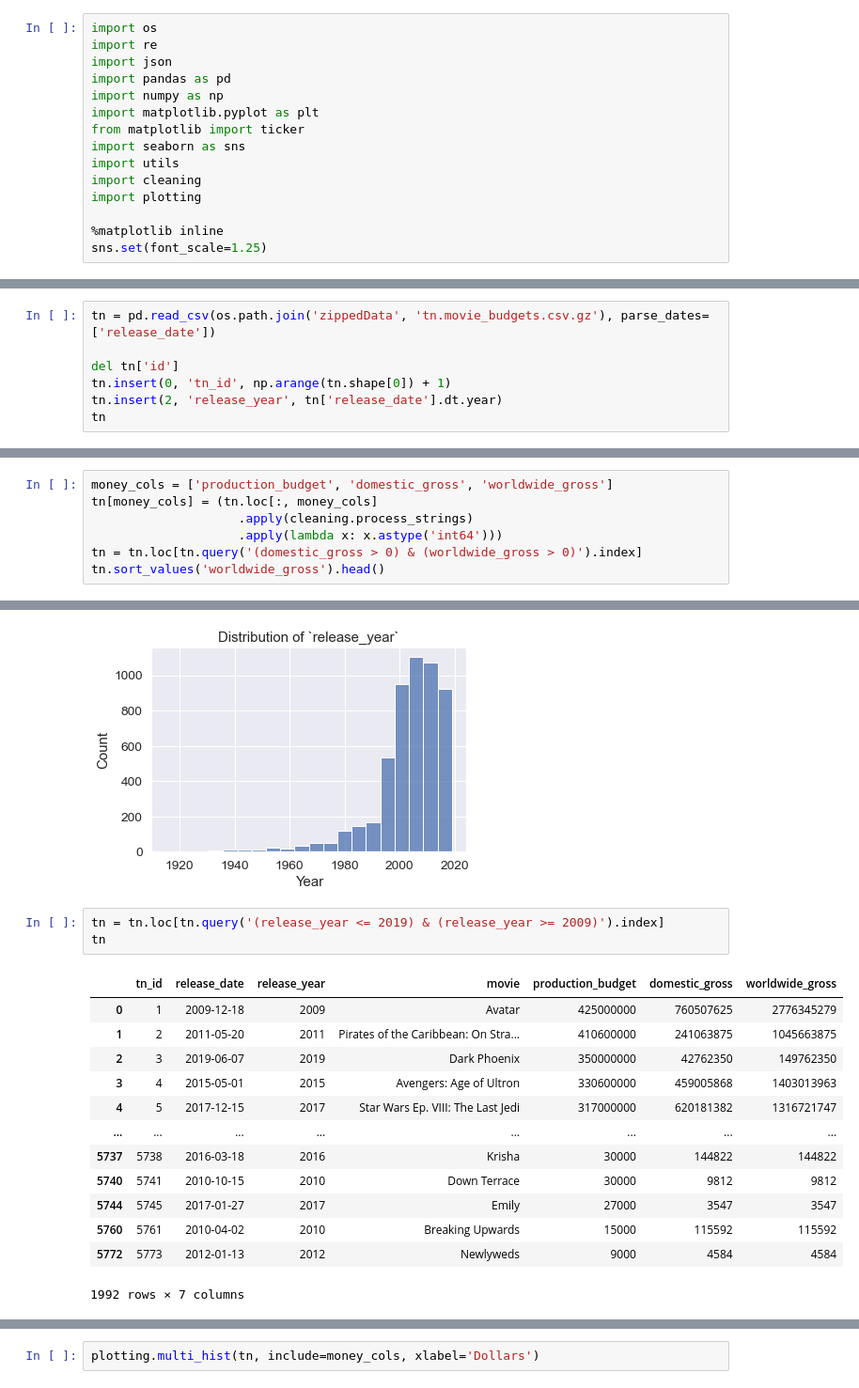
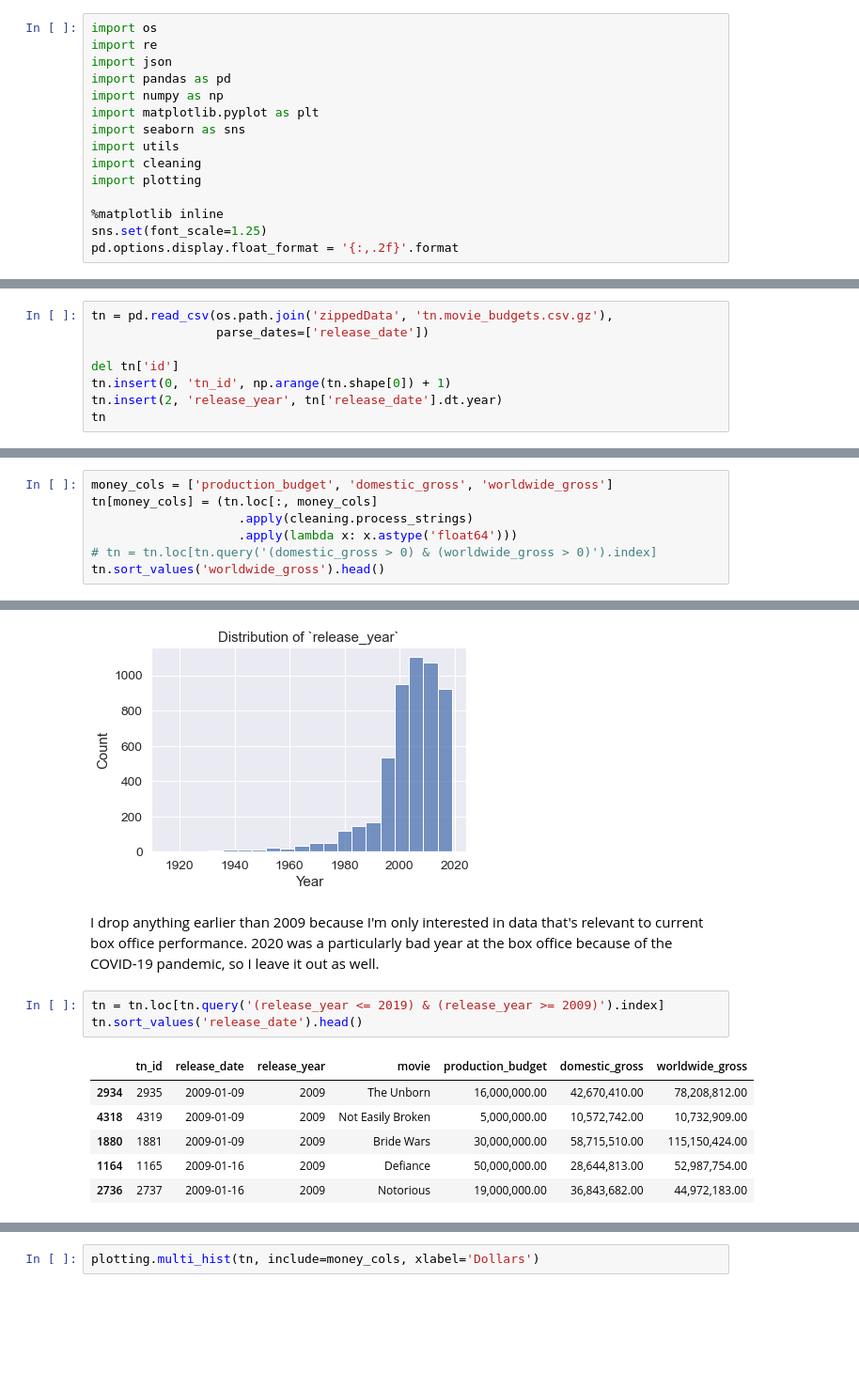
Before and after one commit to ndgigliotti/dsc-phase-1-project, a Jupyter notebook: genres.ipynb, the cells around one changed output, grey strips where cells are left out. Shown at 94% size. Cells and saved outputs as stored; diff of their text form; blank space fills up the shorter version.

Commit message:
data prep markup

```diff
--- a/genres.ipynb
+++ b/genres.ipynb
@@ -42,7 +58,6 @@ import json
 import pandas as pd
 import numpy as np
 import matplotlib.pyplot as plt
-from matplotlib import ticker
 import seaborn as sns
 import utils
 import cleaning
@@ -50,3 +65,4 @@ import plotting
 
 %matplotlib inline
 sns.set(font_scale=1.25)
+pd.options.display.float_format = '{:,.2f}'.format
@@ -53,5 +71,6 @@ sns.set(font_scale=1.25)
 # %%
-tn = pd.read_csv(os.path.join('zippedData', 'tn.movie_budgets.csv.gz'), parse_dates=['release_date'])
+tn = pd.read_csv(os.path.join('zippedData', 'tn.movie_budgets.csv.gz'),
+                 parse_dates=['release_date'])
 
 del tn['id']
 tn.insert(0, 'tn_id', np.arange(tn.shape[0]) + 1)
@@ -75,8 +96,8 @@ tn
 money_cols = ['production_budget', 'domestic_gross', 'worldwide_gross']
 tn[money_cols] = (tn.loc[:, money_cols]
                     .apply(cleaning.process_strings)
-                    .apply(lambda x: x.astype('int64')))
-tn = tn.loc[tn.query('(domestic_gross > 0) & (worldwide_gross > 0)').index]
+                    .apply(lambda x: x.astype('float64')))
+# tn = tn.loc[tn.query('(domestic_gross > 0) & (worldwide_gross > 0)').index]
 tn.sort_values('worldwide_gross').head()
 # %% [output]
 |  | tn_id | release_date | release_year | movie | production_budget | domestic_gross | worldwide_gross |
@@ -92,20 +138,15 @@ ax.set_xlabel('Year')
 # %% [output]
 Text(0.5, 0, 'Year')
 [figure]
+# %% [markdown]
+I drop anything earlier than 2009 because I'm only interested in data that's relevant to current box office performance. 2020 was a particularly bad year at the box office because of the COVID-19 pandemic, so I leave it out as well.
 # %%
 tn = tn.loc[tn.query('(release_year <= 2019) & (release_year >= 2009)').index]
-tn
+tn.sort_values('release_date').head()
 # %% [output]
 |  | tn_id | release_date | release_year | movie | production_budget | domestic_gross | worldwide_gross |
-| 0 | 1 | 2009-12-18 | 2009 | Avatar | 425000000 | 760507625 | 2776345279 |
-| 1 | 2 | 2011-05-20 | 2011 | Pirates of the Caribbean: On Stra... | 410600000 | 241063875 | 1045663875 |
-| 2 | 3 | 2019-06-07 | 2019 | Dark Phoenix | 350000000 | 42762350 | 149762350 |
-| 3 | 4 | 2015-05-01 | 2015 | Avengers: Age of Ultron | 330600000 | 459005868 | 1403013963 |
-| 4 | 5 | 2017-12-15 | 2017 | Star Wars Ep. VIII: The Last Jedi | 317000000 | 620181382 | 1316721747 |
-| ... | ... | ... | ... | ... | ... | ... | ... |
-| 5737 | 5738 | 2016-03-18 | 2016 | Krisha | 30000 | 144822 | 144822 |
-| 5740 | 5741 | 2010-10-15 | 2010 | Down Terrace | 30000 | 9812 | 9812 |
-| 5744 | 5745 | 2017-01-27 | 2017 | Emily | 27000 | 3547 | 3547 |
-| 5760 | 5761 | 2010-04-02 | 2010 | Breaking Upwards | 15000 | 115592 | 115592 |
-| 5772 | 5773 | 2012-01-13 | 2012 | Newlyweds | 9000 | 4584 | 4584 |
+| 2934 | 2935 | 2009-01-09 | 2009 | The Unborn | 16,000,000.00 | 42,670,410.00 | 78,208,812.00 |
+| 4318 | 4319 | 2009-01-09 | 2009 | Not Easily Broken | 5,000,000.00 | 10,572,742.00 | 10,732,909.00 |
+| 1880 | 1881 | 2009-01-09 | 2009 | Bride Wars | 30,000,000.00 | 58,715,510.00 | 115,150,424.00 |
+| 1164 | 1165 | 2009-01-16 | 2009 | Defiance | 50,000,000.00 | 28,644,813.00 | 52,987,754.00 |
+| 2736 | 2737 | 2009-01-16 | 2009 | Notorious | 19,000,000.00 | 36,843,682.00 | 44,972,183.00 |
-1992 rows × 7 columns
```
Also changed, not shown: parts of 33 cells of this notebook, 2 other files.
